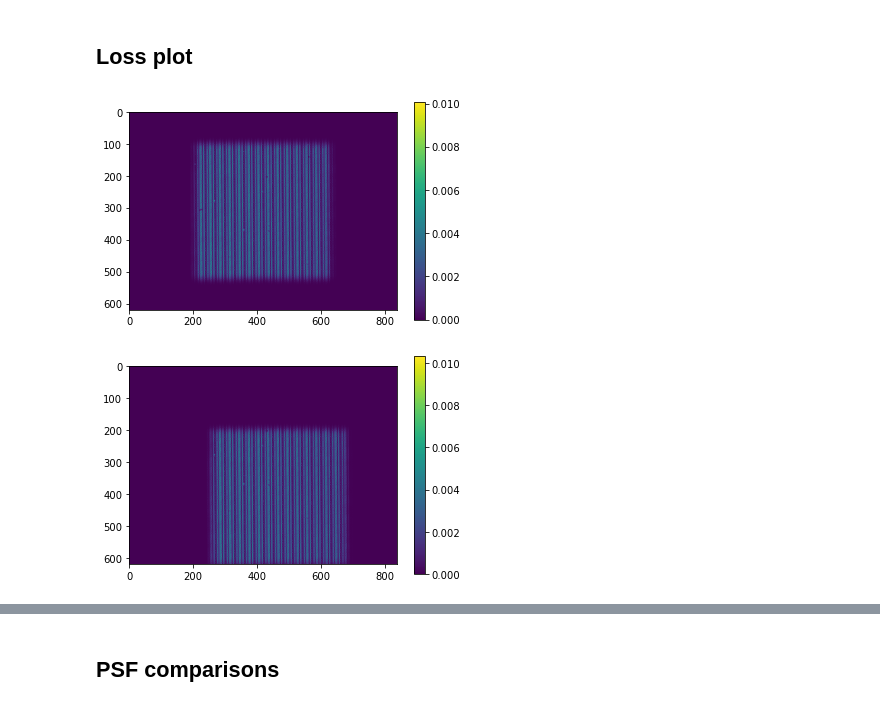
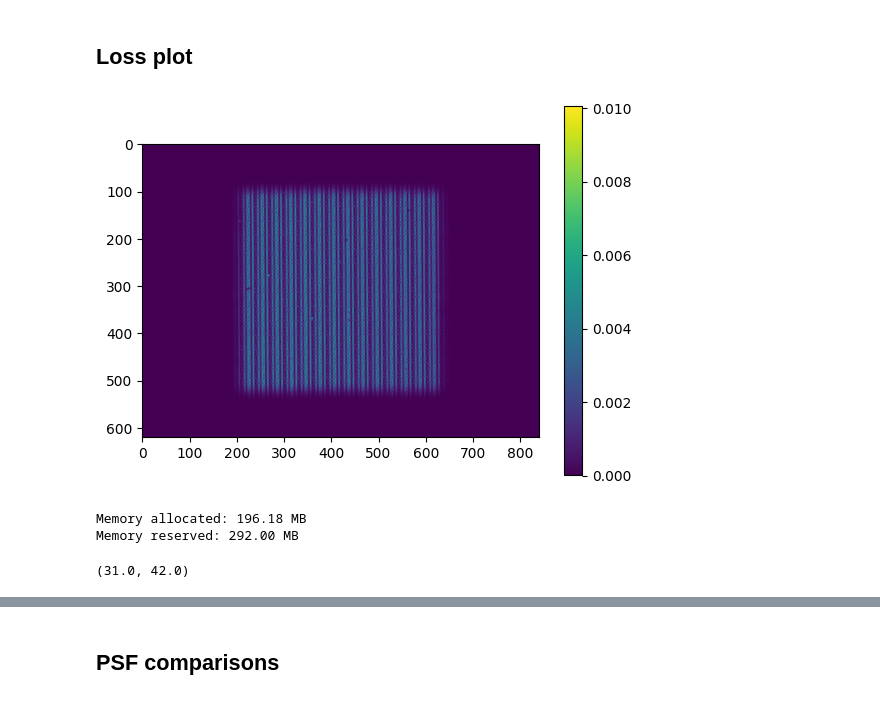
Before and after one commit to neerja/spectralmicroscope_gaussiansplatting, a Jupyter notebook: GaussSplatting/gaussian_localization.ipynb, the cells around one changed output, grey strips where cells are left out. Drawn from its saved outputs; the diff is of its cells as text; code cells hidden in the pictures.

```diff
--- a/GaussSplatting/gaussian_localization.ipynb
+++ b/GaussSplatting/gaussian_localization.ipynb
@@ -32,3 +32,5 @@ importlib.reload(gp)
+# %%
+device = torch.device("cuda" if torch.cuda.is_available() else "cpu")
 # %% [markdown]
 ### Forward model parameters
 Filter mask, PSF
@@ -57,11 +59,11 @@ wavelength_new = np.arange(wavelength_min, wavelength_max + wavelength_step, wav
 # Sum the filter array over the specified wavelength range
 filt_arr = sdc.sumFilterArray(filter_stack, wavelengths, wavelength_min, wavelength_max, wavelength_step)
 filt_arr = filt_arr / np.amax(filt_arr) # normalize
-m = torch.tensor(filt_arr) # make tensor
+m = torch.tensor(filt_arr, device=device) # make tensor
 
 # Plot the sum of the filter array across the last dimension
 plt.figure()
-plt.imshow(torch.sum(m, axis=2))
+plt.imshow(torch.sum(m, axis=2).cpu())
 plt.show()
 
 # Print the shape of the tensor
@@ -79,6 +81,7 @@ Shape of the filter array: torch.Size([620, 840, 45])
 datafolder = '../PSF'
 fname = 'psf_090_1.png'
 psf = torch.from_numpy(imageio.imread(os.path.join(datafolder, fname)))
+psf = psf.to(device)
 
  # Expand the PSF to match the shape of the filter array
 pad_h = (m.shape[0] - psf.shape[0]) // 2
@@ -88,12 +91,12 @@ h = torch.nn.functional.pad(psf, padding, mode='constant', value=0)
 print(h.shape)
 
 plt.figure()
-plt.imshow(h)
+plt.imshow(h.cpu())
 plt.colorbar()
 plt.show()
 
 hf = torch.fft.fftshift(torch.fft.fft2(h,dim=(0,1)))
-plt.imshow(torch.log10(torch.abs(hf)))
+plt.imshow(torch.log10(torch.abs(hf)).cpu())
 plt.colorbar()
 plt.show()
 # %% [output]
@@ -309,37 +314,41 @@ frames_images[0].save(
 # %%
 # Ground truth measurement
 
 # Ground truth parameters -- must be floats
 muy = 0.0
 mux = 0.0
 mul = 0.0
 sigy = 10.0
 sigx = 10.0
 sigl = 10.0
 NY, NX, NL = m.shape
 
 # Create gaussian object and 3D array
 g_ground = gp.GaussObject(muy,mux,mul,sigy,sigx,sigl)
 [x,y,coords] = gp.createMeshGrid(NX, NY)
-g3d = g_ground.createPixelGauss(NY,NX,NL)
+g3d = g_ground.createPixelGauss(NY,NX,NL).cpu()
 
 # Pad PSF
-h_padded = sdc.pad(h) # double the size of h
+h_padded = sdc.pad(h.cpu()) # double the size of h
 h_padded_3d = sdc.make3d(h_padded, NL) # copy h NL times along the 3rd dimension
 hf_padded_3d = sdc.fft3d(h_padded_3d) # take fft along dim 0 and 1
 
 # Pad X
 g3d_padded = sdc.pad(g3d.detach())
 
 # Get measurement
-gt_measurement = sdc.forwardmodel3d(g3d_padded, hf_padded_3d, m)
+gt_measurement = sdc.forwardmodel3d(g3d_padded, hf_padded_3d, m.cpu())
 gt_measurement = gt_measurement/torch.norm(gt_measurement) # normalize
+
+del g_ground, g3d, h_padded, h_padded_3d, hf_padded_3d, g3d_padded
+torch.cuda.empty_cache()
+
 plt.figure()
-plt.imshow(gt_measurement.detach().numpy())
+plt.imshow(gt_measurement.cpu().detach().numpy())
 plt.colorbar()
 plt.show()
 # %% [output]
-[figure, old version]
+[figure, new version]
 # %%
 # Define a Gaussian object with initialized values
 
@@ -351,15 +360,3 @@ sigy_init = 10.
 sigx_init = 10.
 sigl_init = 10.
 lr = 1.
-
-g_init = gp.GaussObject(muy_init,mux_init,mul_init,sigy_init,sigx_init,sigl_init,learningrate=lr)
-
-# Measurement
-g_init_meas = gp.forwardSingleGauss(g_init, NX, NY, NL, h, m)
-g_init_meas = g_init_meas/torch.norm(g_init_meas)
-plt.figure()
-plt.imshow(g_init_meas.detach().numpy())
-plt.colorbar()
-plt.show()
-# %% [output]
-[figure, removed]
@@ -366 +365,15 @@ plt.show()
+# %%
+allocated_memory = torch.cuda.memory_allocated(device)  # In bytes
+reserved_memory = torch.cuda.memory_reserved(device)  # In bytes
+
+allocated_memory_mb = allocated_memory / (1024 ** 2)
+reserved_memory_mb = reserved_memory / (1024 ** 2)
+
+print(f"Memory allocated: {allocated_memory_mb:.2f} MB")
+print(f"Memory reserved: {reserved_memory_mb:.2f} MB")
+
+torch.cuda.empty_cache()
+# %% [output]
+Memory allocated: 196.18 MB
+Memory reserved: 292.00 MB
 # %%
@@ -384,0 +401,4 @@ for mux_init in torch.arange(-NX // 20, NX // 20):
+# %%
+NY/20, NX/20
+# %% [output]
+(31.0, 42.0)
```
Also changed, not shown: parts of 14 cells of this notebook, 1 other file.
